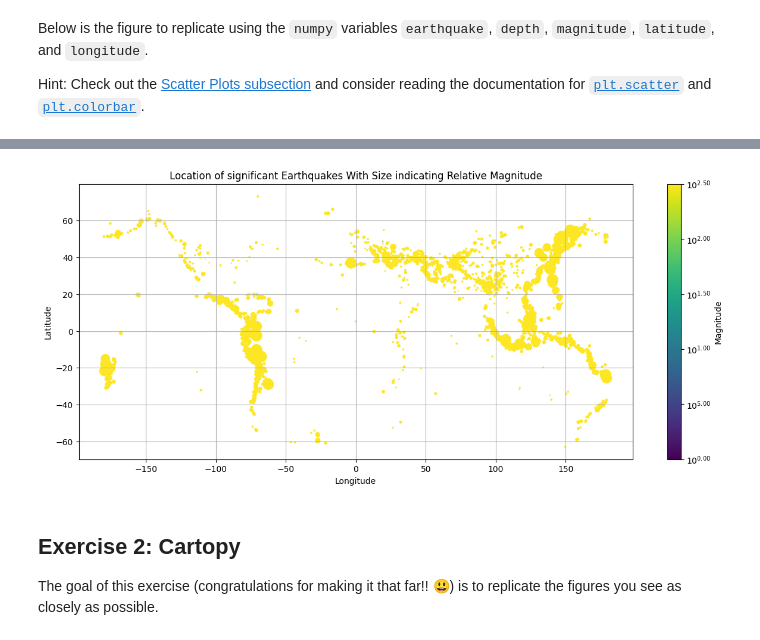
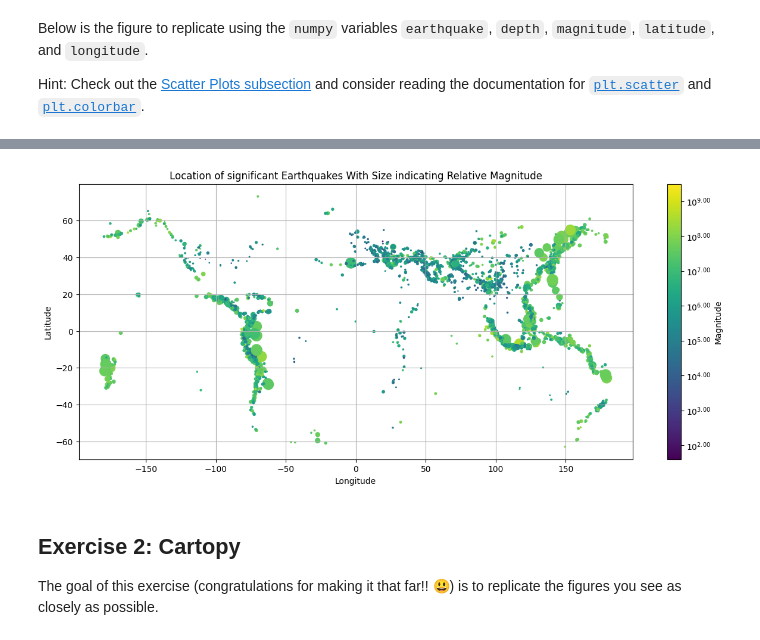
Before and after one commit to Armada250/2023_Intro_Python, a Jupyter notebook: ML_EES/IP/W2_S2.ipynb, the cells around one changed output, grey strips where cells are left out. Drawn from its saved outputs; the diff is of its cells as text; code cells hidden in the pictures.

```diff
--- a/ML_EES/IP/W2_S2.ipynb
+++ b/ML_EES/IP/W2_S2.ipynb
@@ -126,15 +123,17 @@ def fmt(x, pos):
 # %%
 # Replicate the figure here
 fig,ax = plt.subplots(figsize=(15,6))
-ctemp= ax.scatter(longitude,latitude,s=depth,c =magnitude,marker='.',cmap='viridis',vmin=0,vmax=2.5)
+min_magnitude = np.nanmin(magnitude)
+max_magnitude = np.nanmax(magnitude)
+ctemp= ax.scatter(longitude,latitude,s=depth,c=magnitude,marker='.',cmap='viridis',vmin=min_magnitude, vmax=max_magnitude)
 ax.set_xlabel('Longitude')
 ax.set_ylabel('Latitude')
 plt.grid()
 plt.colorbar(ctemp,ax=ax,label='Magnitude',format=ticker.FuncFormatter(fmt))
 ax.set_title('Location of significant Earthquakes With Size indicating Relative Magnitude')
 plt.show()
 # %% [output]
-[figure, old version]
+[figure, new version]
 # %% [markdown]
 ## Exercise 2: Cartopy
 
```
Also changed, not shown: parts of 2 cells of this notebook.
